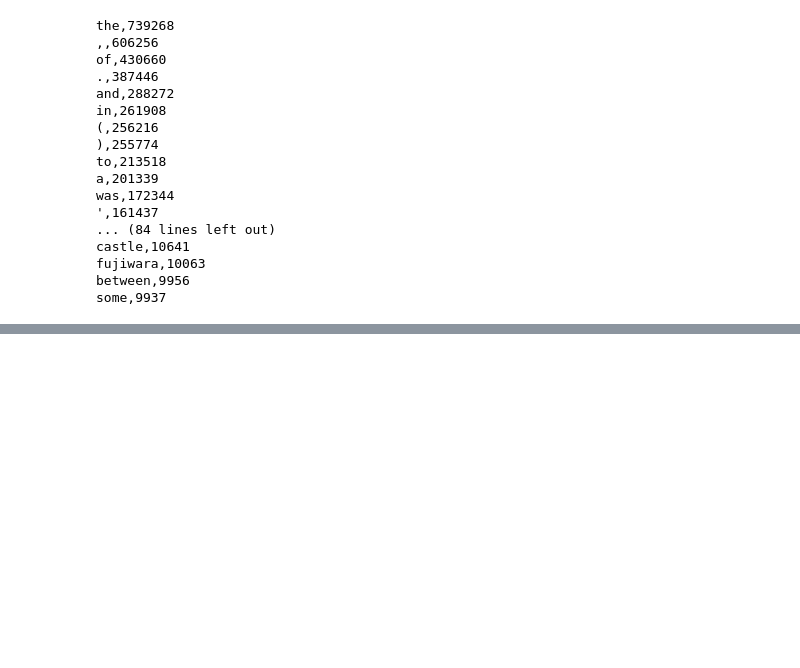
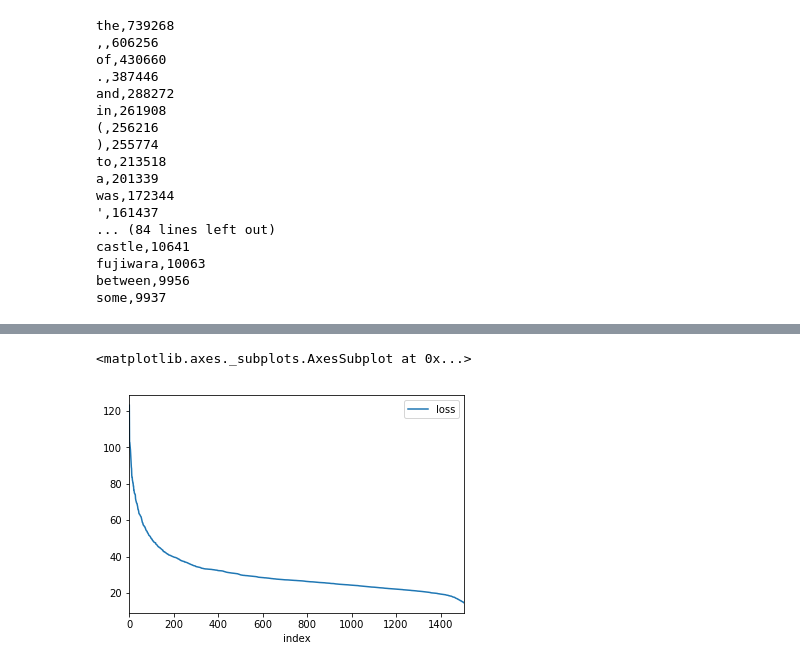
Before and after one commit to tttakano/DeepLearning, a Jupyter notebook: chiner_seq2seq/check.ipynb, the cells around one changed output, grey strips where cells are left out. Saved outputs shown, nothing was run; the diff lists cells and outputs as text; code cells hidden in the pictures; blank space fills up the shorter version.

```diff
--- a/chiner_seq2seq/check.ipynb
+++ b/chiner_seq2seq/check.ipynb
@@ -112,0 +153,11 @@ some,9937
+# %%
+# sort loss
+%matplotlib inline
+import pandas as pd
+df = pd.DataFrame({'loss': loss})
+df_s = df.sort_values('loss', ascending=False)
+df_s['index'] = [i for i in range(1507)]
+df_s.plot(x='index', y='loss')
+# %% [output]
+<matplotlib.axes._subplots.AxesSubplot at 0x...>
+[figure, added]
```
Also changed, not shown: parts of 4 cells of this notebook, 27 other files.
